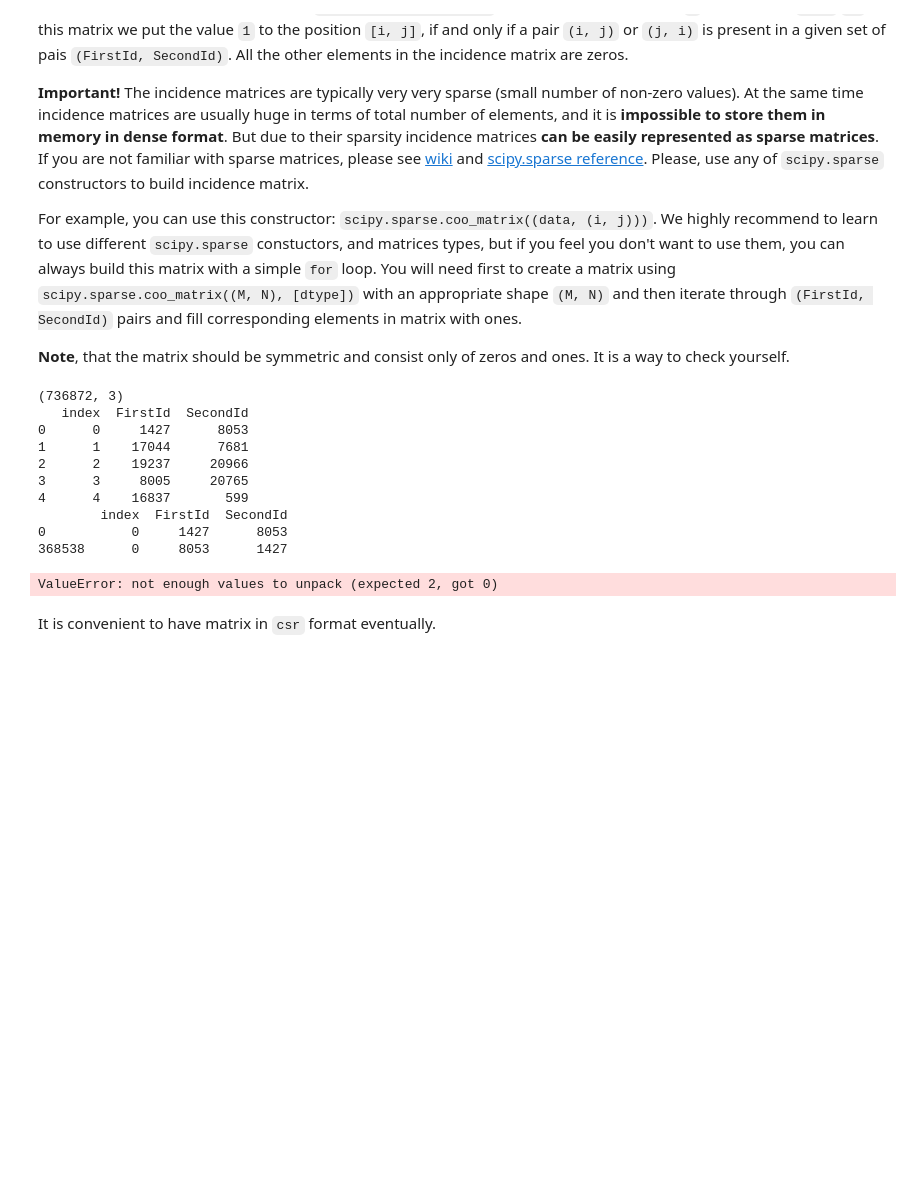
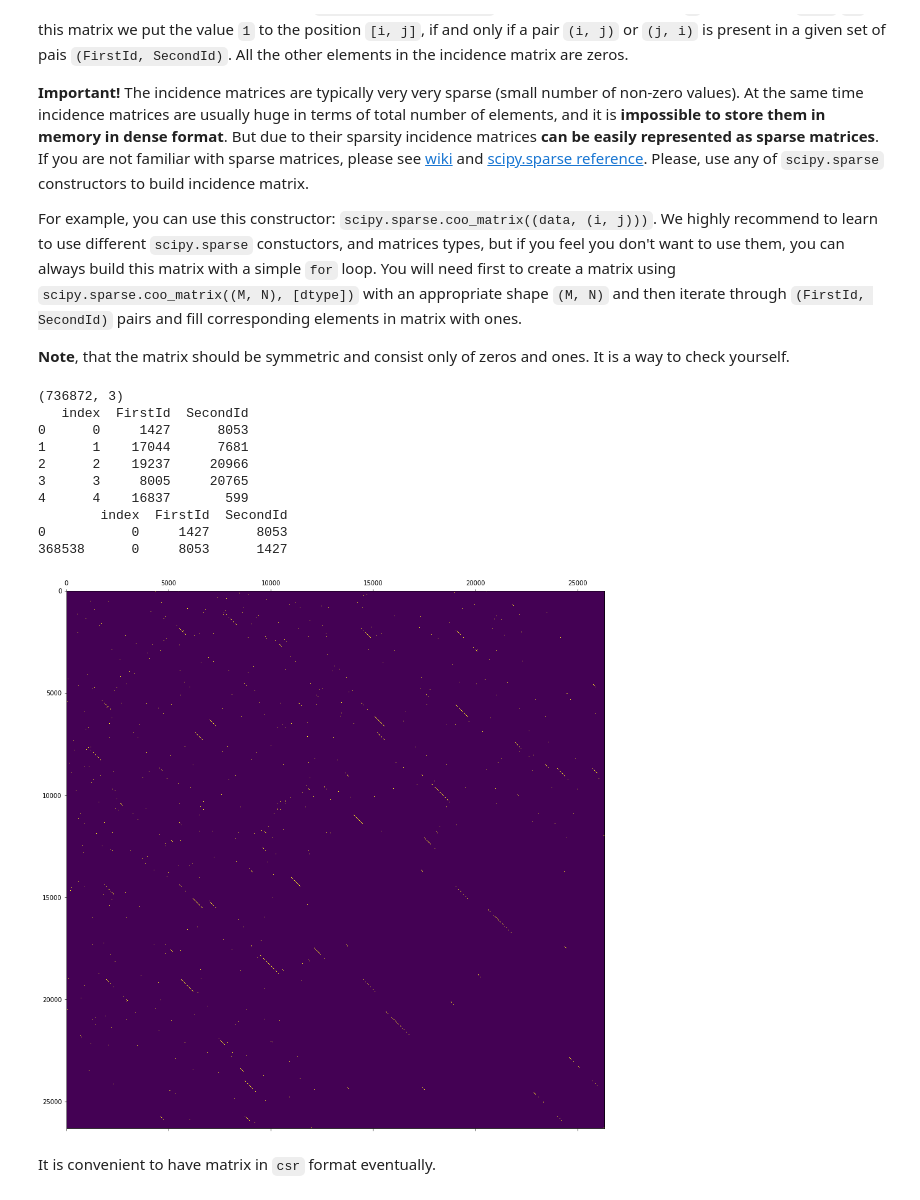
Before and after one commit to las1982/competitive-data-science, a Jupyter notebook: Programming assignment, week 2: Data leakages/Data leakages.ipynb, the cells around one changed output. Drawn from its saved outputs; the diff is of its cells as text; code cells hidden in the pictures; blank space fills up the shorter version.

```diff
--- a/Programming assignment, week 2: Data leakages/Data leakages.ipynb
+++ b/Programming assignment, week 2: Data leakages/Data leakages.ipynb
@@ -170,12 +170,14 @@ inc_mat = scipy.sparse.coo_matrix((data, (i, j)), shape=(maxId+1, maxId+1))
 # Sanity checks
 assert inc_mat.max() == 1
 assert inc_mat.sum() == 736872
-# %%
-plt.matshow(inc_mat.todense())
-
-plt.show()
-# %% [output]
-ValueError: not enough values to unpack (expected 2, got 0)
+# %%
+mat = inc_mat.todense()
+# %%
+fig, ax = plt.subplots(figsize=(16, 16))
+ax.matshow(mat)
+plt.show()
+# %% [output]
+[figure, added]
 # %% [markdown]
 It is convenient to have matrix in `csr` format eventually.
 # %%
```
